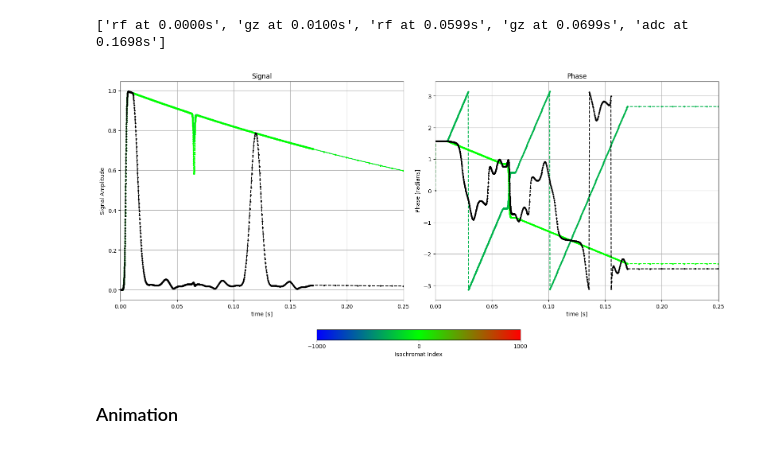
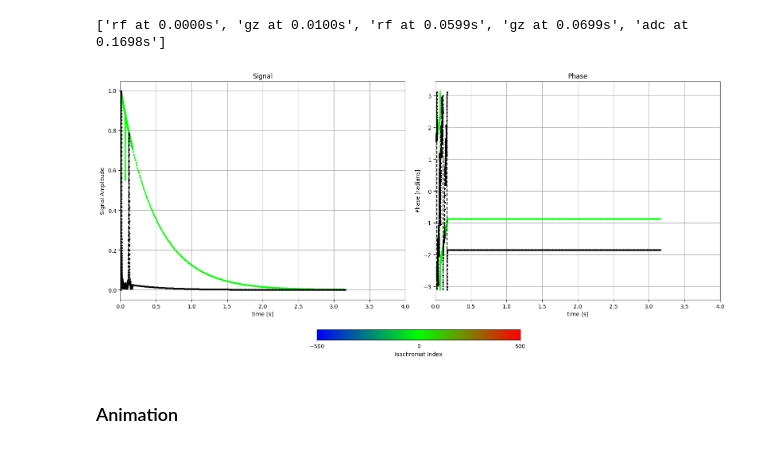
Before and after one commit to dantona02/optim, a Jupyter notebook: testing.ipynb, the cells around one changed output. Drawn from its saved outputs; the diff is of its cells as text; code cells hidden in the pictures.

```diff
--- a/testing.ipynb
+++ b/testing.ipynb
@@ -7,7 +7,7 @@ import matplotlib.pyplot as plt
 # %%
 low = -20e-6
 high = 20e-6
-n_iso = 2000
+n_iso = 1000
 mean = (low + high) / 2
 std_dev = (high - low) / 6
 
@@ -16,7 +16,7 @@ z_pos = np.append(z_pos, 0)
 z_pos = np.clip(z_pos, low, high)
 z_pos = np.sort(z_pos)
 
-plt.plot(z_pos, 'o')
+# plt.plot(z_pos, 'o')
 
 np.where(z_pos == 0)[0][0]
 # %% [output]
@@ -34,7 +33,7 @@ adc_time = 3
 retun_zmag = False
 show_plot = False
 write_all_mag = True
-webhook = False
+webhook = True
 plt_range = [0, 4]
 iso_select = [-5,0,5]
 # %%
@@ -53,14 +52,14 @@ sim = simulate(config_file=config_path,
 # %%
 from bmc.utils.eval import plot_sim
 time, m_z, m_z_total, m_c, m_c_total = sim.get_mag()
 
-iso_select = [-300,0]
-plt_range = [0, .25]
+iso_select = [0]
+plt_range = [0, 4]
 
 # _ = plot_sim(m_out=[m_z, m_z_total], time=time, plt_range=plt_range, iso_select=iso_select)
 _ = plot_sim(m_out=[m_c, m_c_total], time=time, plt_range=plt_range, iso_select=iso_select)
 # %% [output]
-[figure, old version]
+[figure, new version]
 # %% [markdown]
 ### Animation
 # %%
```
Also changed, not shown: parts of 3 cells of this notebook, 2 other files.
